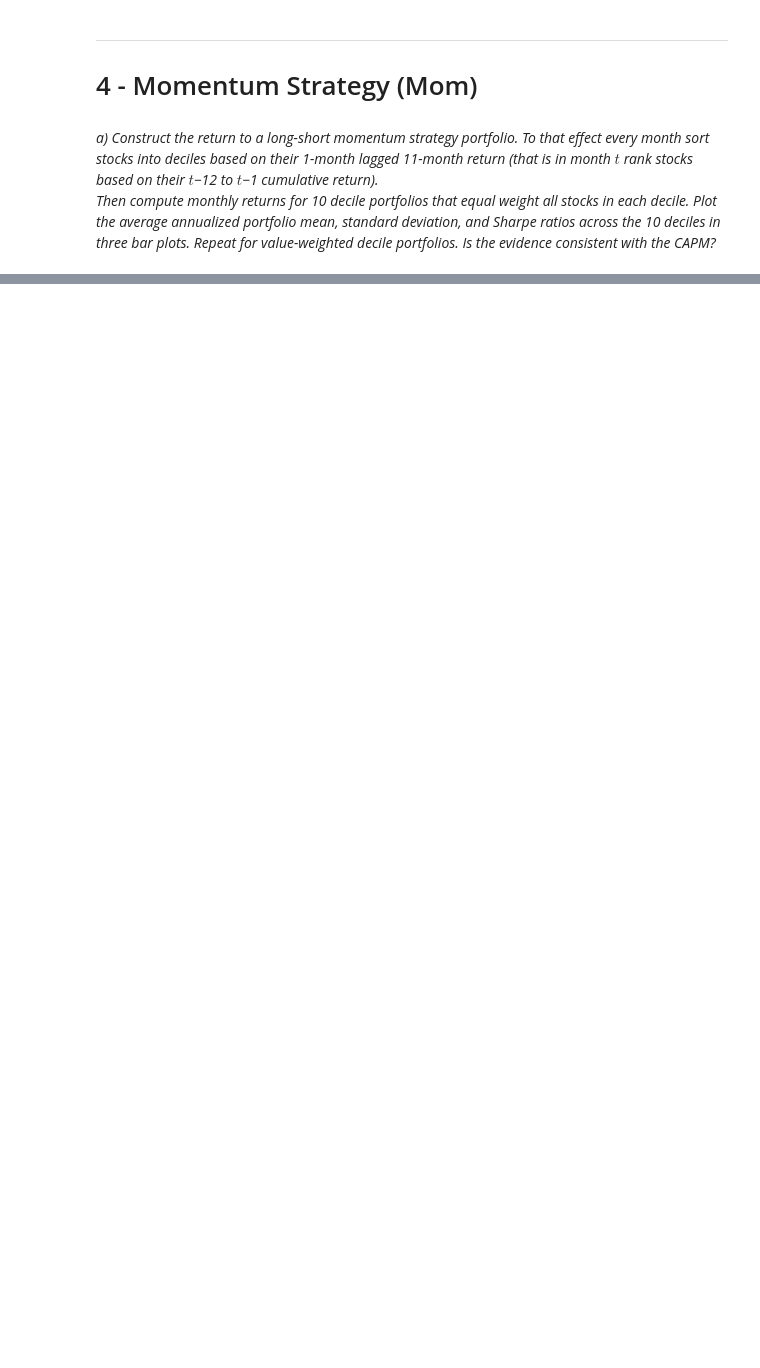
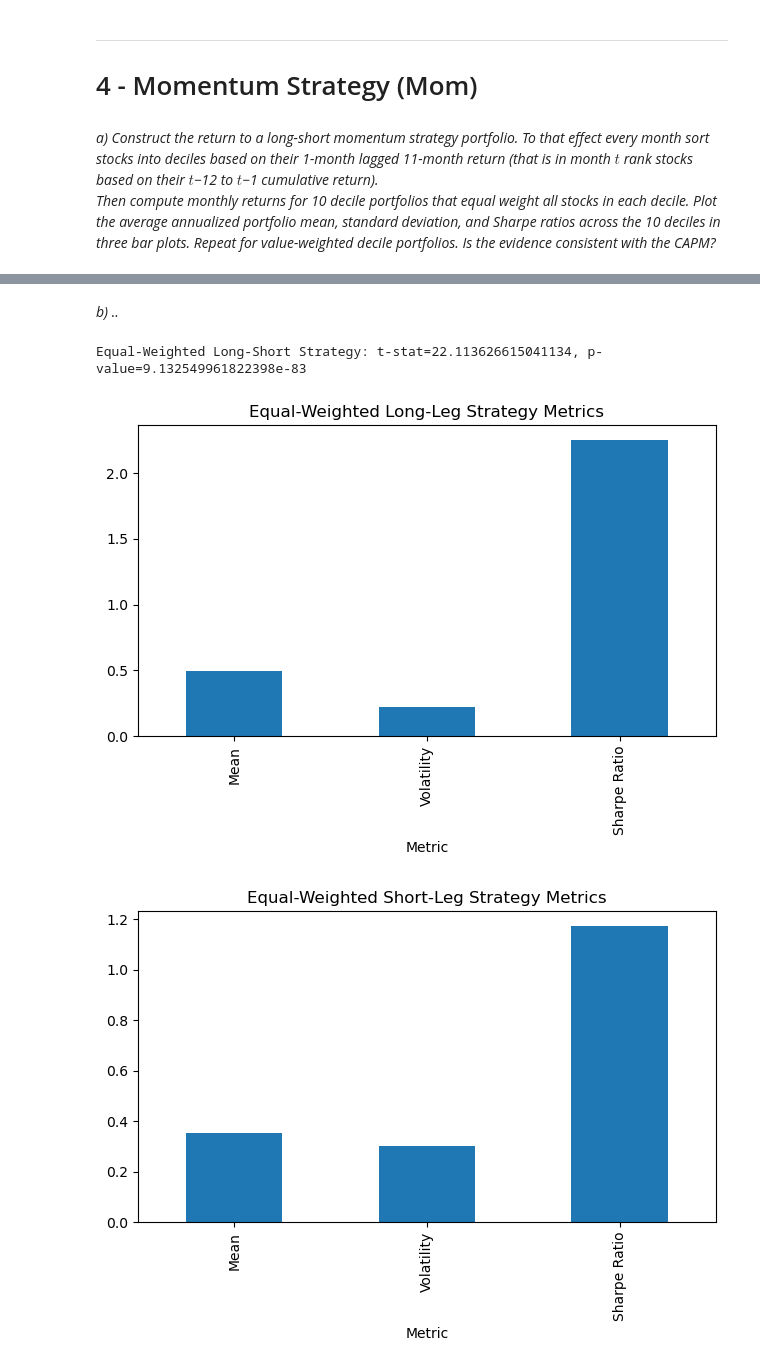
Before and after one commit to Marc-antoineallard74/Investments_project2024, a Jupyter notebook: source/section4.ipynb, the cells around one changed output, grey strips where cells are left out. Saved outputs shown, nothing was run; the diff lists cells and outputs as text; code cells hidden in the pictures; blank space fills up the shorter version.

```diff
--- a/source/section4.ipynb
+++ b/source/section4.ipynb
@@ -96,0 +98,32 @@ KeyboardInterrupt:
+# %% [markdown]
+*b) ..*
+# %%
+# Step 4: Long-Short Momentum Portfolio
+long_equal = ew_returns.loc[:, 8:10].mean(axis=1)
+short_equal = - ew_returns.loc[:, 0:2].mean(axis=1)
+long_short_equal = ew_returns.loc[:, 8:10].mean(axis=1) - ew_returns.loc[:, 0:2].mean(axis=1)
+
+# Step 5: Statistical significance testing
+t_stat_equal, p_value_equal = stats.ttest_1samp(long_short_equal, 0)
+
+# Print the results
+print(f"Equal-Weighted Long-Short Strategy: t-stat={t_stat_equal}, p-value={p_value_equal}")
+
+# Plot long-short strategy metrics
+def plot_strategy_metrics(strategy_returns, title):
+    mean_return, std_dev, sharpe_ratio = annualized_metrics(strategy_returns)
+    metrics_df = pd.DataFrame({
+        'Metric': ['Mean', 'Volatility', 'Sharpe Ratio'],
+        'Value': [mean_return, std_dev, sharpe_ratio]
+    })
+    metrics_df.plot(kind='bar', x='Metric', y='Value', legend=False, title=title)
+    plt.tight_layout()
+    plt.show()
+
+plot_strategy_metrics(long_equal, 'Equal-Weighted Long-Leg Strategy Metrics')
+plot_strategy_metrics(short_equal, 'Equal-Weighted Short-Leg Strategy Metrics')
+plot_strategy_metrics(long_short_equal, 'Equal-Weighted Long-Short Strategy Metrics')
+# %% [output]
+Equal-Weighted Long-Short Strategy: t-stat=22.113626615041134, p-value=9.132549961822398e-83
+[figure, added]
+[figure, added]
```
Also changed, not shown: parts of 7 cells of this notebook, 4 other files.
